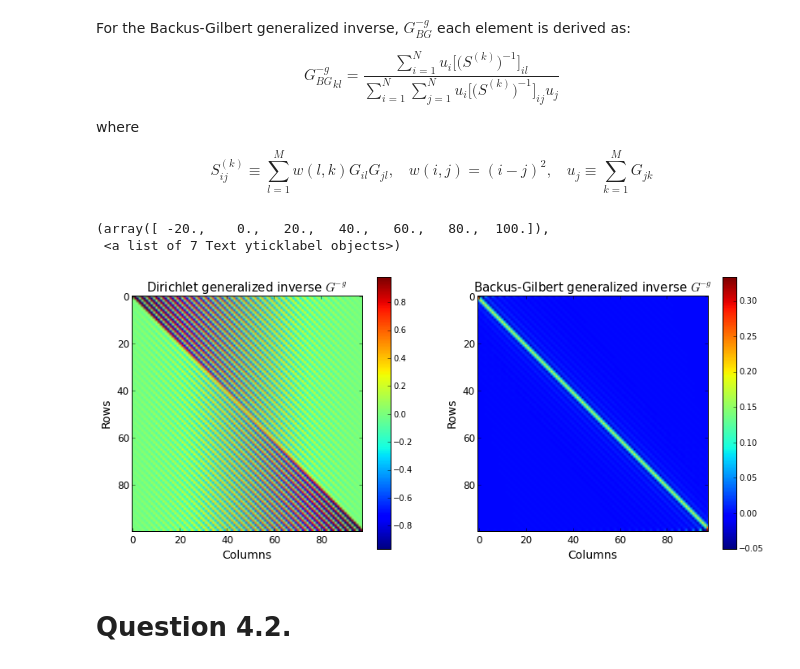
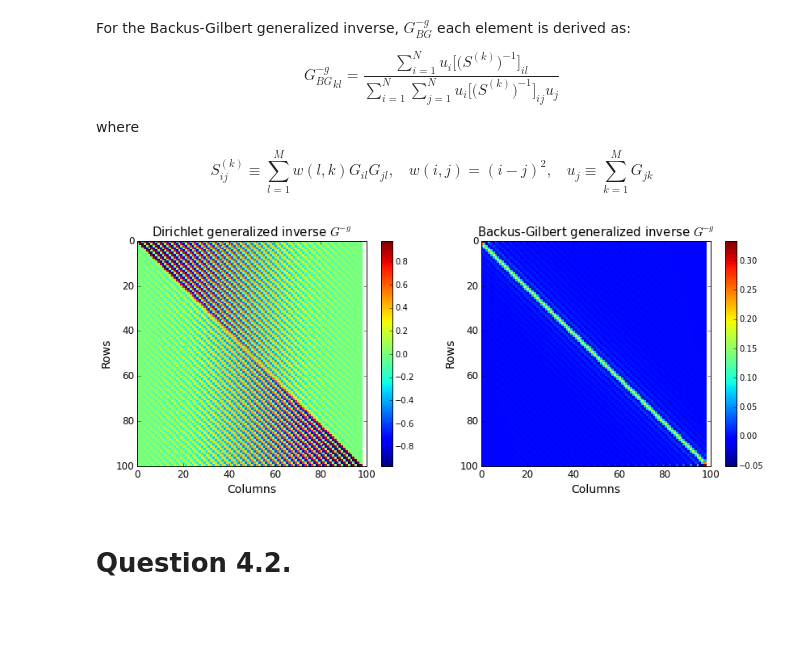
Before and after one commit to roxyboy/Geophysical-Inverse-Theory, a Jupyter notebook: GIT_HW/04GIT_HW.ipynb, the cells around one changed output. Cells and saved outputs as stored; diff of their text form; code cells hidden in the pictures; blank space fills up the shorter version.

```diff
--- a/GIT_HW/04GIT_HW.ipynb
+++ b/GIT_HW/04GIT_HW.ipynb
@@ -88,29 +88,29 @@ for k in range(Nx):           # Nx = 100
 
         G1g_BG[k,l] = ( u*S1_inv[:,l] ).sum() / dom.sum()
 # %%
-fig = plt.figure(figsize=(14,6))
+fig = plt.figure(figsize=(14,5))
 
 ax1 = fig.add_subplot(121)
-cax1 = ax1.imshow(G1g_dir)
+cax1 = ax1.pcolormesh( G1g_dir )
 cbar = fig.colorbar(cax1)
 ax1.set_title('Dirichlet generalized inverse $G^{-g}$', fontsize=15)
 ax1.set_ylabel('Rows', fontsize=14)
 ax1.set_xlabel('Columns', fontsize=14)
 plt.xticks( fontsize=12 )
 plt.yticks( fontsize=12 )
+plt.gca().invert_yaxis()
 
 ax2 = fig.add_subplot(122)
-cax2 = ax2.imshow(G1g_BG)
+cax2 = ax2.pcolormesh( G1g_BG )
 cbar = fig.colorbar(cax2)
 ax2.set_title('Backus-Gilbert generalized inverse $G^{-g}$', fontsize=15)
 ax2.set_ylabel('Rows', fontsize=14)
 ax2.set_xlabel('Columns', fontsize=14)
 plt.xticks( fontsize=12 )
 plt.yticks( fontsize=12 )
+plt.gca().invert_yaxis()
 # %% [output]
-(array([ -20.,    0.,   20.,   40.,   60.,   80.,  100.]),
- <a list of 7 Text yticklabel objects>)
-[figure, old version]
+[figure, new version]
 # %% [markdown]
 # Question 4.2.
 # %% [markdown]
```
Also changed, not shown: parts of 2 cells of this notebook.
